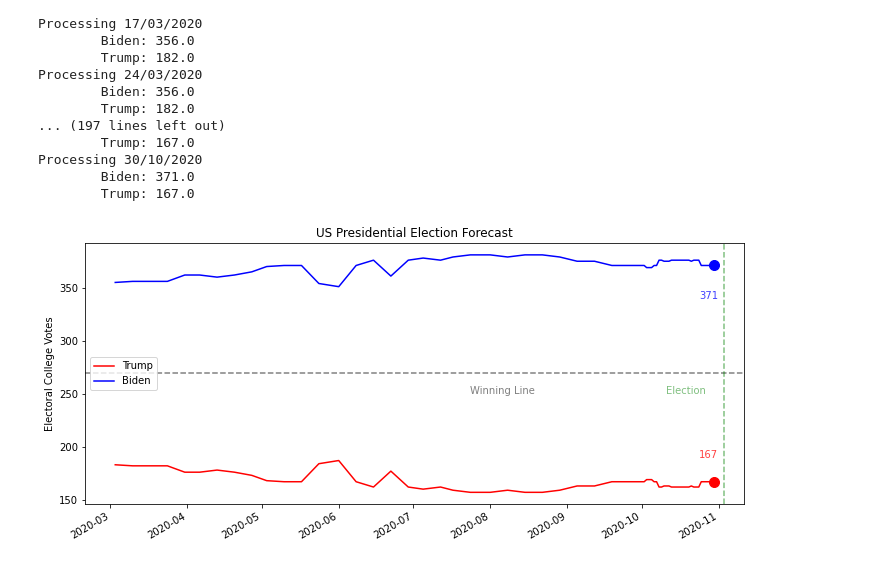
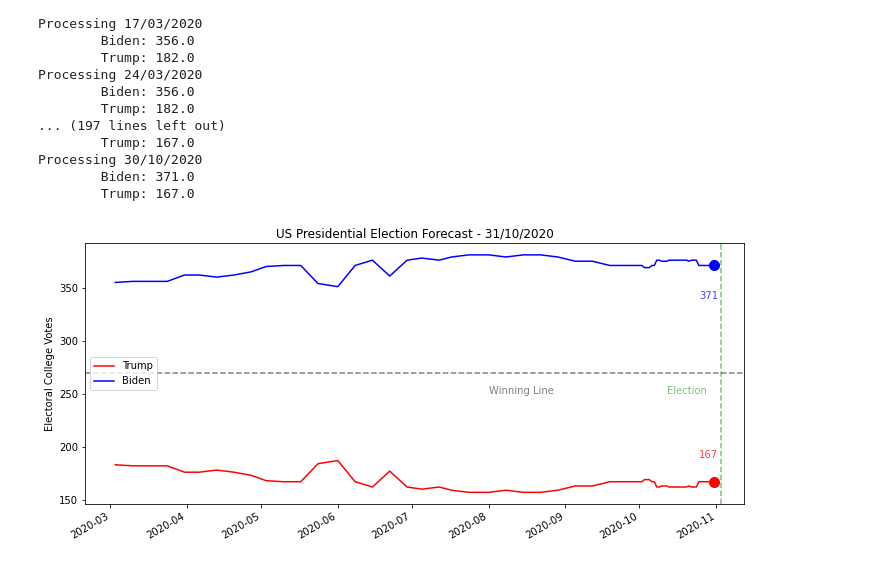
Before and after one commit to nowaycomputer/us_election_2020, a Jupyter notebook: notebooks/2020 Demographic Polls Model.ipynb, the cells around one changed output. Cells and saved outputs as stored; diff of their text form; code cells hidden in the pictures.

```diff
--- a/notebooks/2020 Demographic Polls Model.ipynb
+++ b/notebooks/2020 Demographic Polls Model.ipynb
@@ -723,10 +733,4 @@ Processing 30/10/2020
 # %%
-trump_ev_fl=[]
-biden_ev_fl=[]
-for i in range(0,len(trump_ev)):
-    trump_ev_fl.append(float(trump_ev[i]))
-    biden_ev_fl.append(float(biden_ev[i]))
-
 dates=['03/03/2020','10/03/2020','17/03/2020','24/03/2020',
        '31/03/2020','06/04/2020','13/04/2020','20/04/2020','27/04/2020','03/05/2020','10/05/2020',
        '17/05/2020','24/05/2020','01/06/2020','08/06/2020','15/06/2020','22/06/2020','29/06/2020',
@@ -737,47 +741,45 @@ dates=['03/03/2020','10/03/2020','17/03/2020','24/03/2020',
        '06/10/2020','07/10/2020','08/10/2020','09/10/2020','10/10/2020',
        '11/10/2020','12/10/2020','13/10/2020','14/10/2020','15/10/2020','16/10/2020','17/10/2020',
        '18/10/2020','19/10/2020','20/10/2020','21/10/2020','22/10/2020','23/10/2020','24/10/2020',
-       '25/10/2020','26/10/2020','27/10/2020','28/10/2020','29/10/2020','30/10/2020']
+       '25/10/2020','26/10/2020','27/10/2020','28/10/2020','29/10/2020','30/10/2020','31/10/2020']
 
 dates=pd.to_datetime(dates,format='%d/%m/%Y')
-rep_ev=[222,222,172,172,172,172,178,149,195,178,178,148,190,198,198,167,186,166,165,178,161,170,188,179,171,139,157,147,165,160,161,152,179,173,173,160,168,155,160,161,155,166,157,172,160,160,161,181,162,162,167,172,176,187,186,172,136,166,173,161,160,160,160,171,173,169,166,168,158,158,158,163,166,163,
-        163,160,160,163,160,154,167]
-dem_ev=[316,316,366,366,366,366,360,389,343,360,360,390,348,340,340,371,352,372,373,360,377,368,350,359,367,399,381,391,373,378,377,386,359,365,365,378,370,383,378,377,383,372,381,366,378,378,377,367,376,376,371,366,362,351,352,366,402,372,365,377,378,378,378,367,366,369,372,370,380,380,380,375,372,375,
-        375,378,378,375,378,384,371]
+trump_ev_fl=trump_ev_fl+[167]
+biden_ev_fl=biden_ev_fl+[371]
 
 # # text_date=['26/10/2020']
 
 plt.figure(figsize=(10,5))
-plt.title('US Presidential Election Forecast')
+plt.title('US Presidential Election Forecast - 31/10/2020')
 plt.plot(dates,trump_ev_fl,c='r',label='Trump')
 plt.plot(dates,biden_ev_fl,c='b',label='Biden')
 
 plt.scatter(x=dates[-1],y=rep_ev[-1],c='r',s=100)
 plt.scatter(x=dates[-1],y=dem_ev[-1],c='b',s=100)
 
 plt.axhline(y=270,ls='--',c='k',alpha=0.5)
 plt.text(x=dates[-50],y=250,s='Winning Line',alpha=0.5)
 
 plt.text(x=dates[-7],y=190,s=str(rep_ev[-1]),alpha=0.75,c='r')
 plt.text(x=dates[-7],y=340,s=str(dem_ev[-1]),alpha=0.75,c='b')
 # plt.ylim(0,538)
 plt.ylabel('Electoral College Votes')
 plt.legend(loc='center left')
 
 # import matplotlib.dates as mdates
 # # Set the locator
 # locator = mdates.MonthLocator()  # every month
 # # Specify the format - %b gives us Jan, Feb...
 # fmt = mdates.DateFormatter('%b-%Y')
 # X = plt.gca().xaxis
 # X.set_major_locator(locator)
 # # Specify formatter
 # X.set_major_formatter(fmt)
 # plt.xlim(pd.to_datetime('15/09/2020'),pd.to_datetime('11/05/2020'))
 plt.axvline(x=pd.to_datetime('11/03/2020'),ls='--',c='g',alpha=0.5)
 plt.text(x=dates[-20],y=250,s='Election',c='g',alpha=0.5)
 
 plt.tight_layout()
 plt.gcf().autofmt_xdate()
 # %% [output]
-[figure, old version]
+[figure, new version]
```
Also changed, not shown: parts of 2 cells of this notebook, 4 other files.
